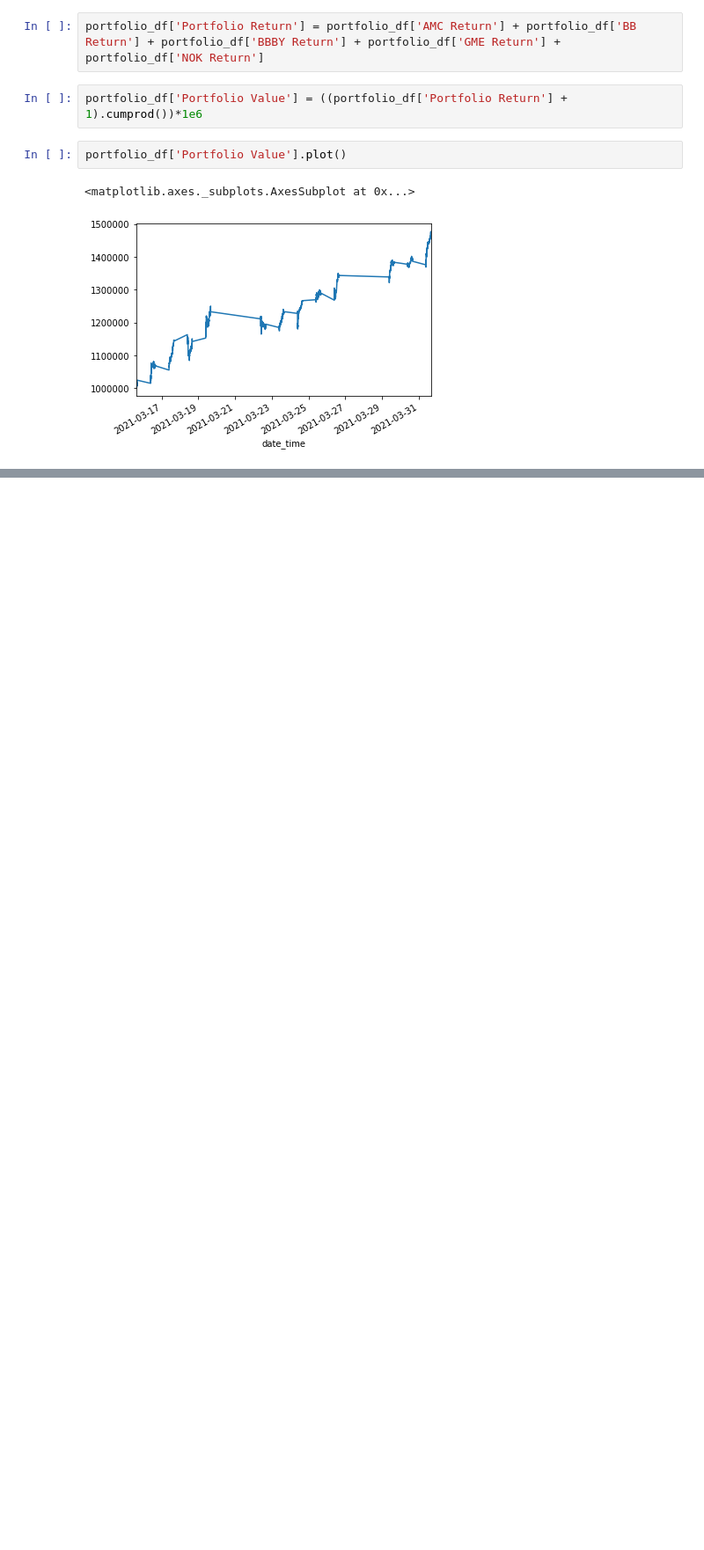
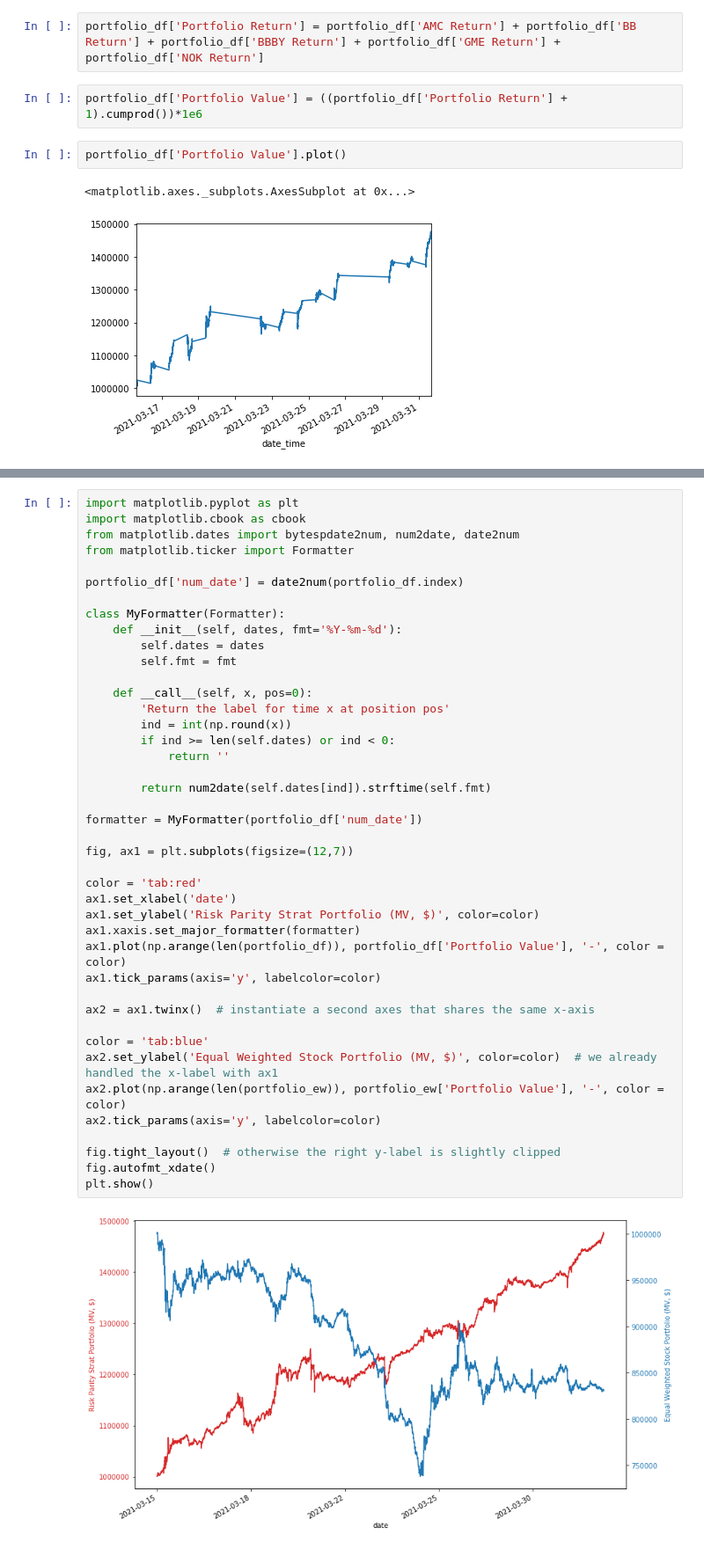
Before and after one commit to vweinblatt123/CF-Project2, a Jupyter notebook: Victor/risk_parity.ipynb, the cells around one changed output, grey strips where cells are left out. Shown: that part at 88% size. Drawn from its saved outputs; the diff is of its cells as text; blank space fills up the shorter version.

```diff
--- a/Victor/risk_parity.ipynb
+++ b/Victor/risk_parity.ipynb
@@ -75,0 +98,44 @@ portfolio_df['Portfolio Value'].plot()
+# %%
+import matplotlib.pyplot as plt
+import matplotlib.cbook as cbook
+from matplotlib.dates import bytespdate2num, num2date, date2num
+from matplotlib.ticker import Formatter
+
+portfolio_df['num_date'] = date2num(portfolio_df.index)
+
+class MyFormatter(Formatter):
+    def __init__(self, dates, fmt='%Y-%m-%d'):
+        self.dates = dates
+        self.fmt = fmt
+
+    def __call__(self, x, pos=0):
+        'Return the label for time x at position pos'
+        ind = int(np.round(x))
+        if ind >= len(self.dates) or ind < 0:
+            return ''
+
+        return num2date(self.dates[ind]).strftime(self.fmt)
+
+formatter = MyFormatter(portfolio_df['num_date'])
+
+fig, ax1 = plt.subplots(figsize=(12,7))
+
+color = 'tab:red'
+ax1.set_xlabel('date')
+ax1.set_ylabel('Risk Parity Strat Portfolio (MV, $)', color=color)
+ax1.xaxis.set_major_formatter(formatter)
+ax1.plot(np.arange(len(portfolio_df)), portfolio_df['Portfolio Value'], '-', color = color)
+ax1.tick_params(axis='y', labelcolor=color)
+
+ax2 = ax1.twinx()  # instantiate a second axes that shares the same x-axis
+
+color = 'tab:blue'
+ax2.set_ylabel('Equal Weighted Stock Portfolio (MV, $)', color=color)  # we already handled the x-label with ax1
+ax2.plot(np.arange(len(portfolio_ew)), portfolio_ew['Portfolio Value'], '-', color = color)
+ax2.tick_params(axis='y', labelcolor=color)
+
+fig.tight_layout()  # otherwise the right y-label is slightly clipped
+fig.autofmt_xdate()
+plt.show()
+# %% [output]
+[figure, added]
```
Also changed, not shown: parts of 12 cells of this notebook, 2 other files.
